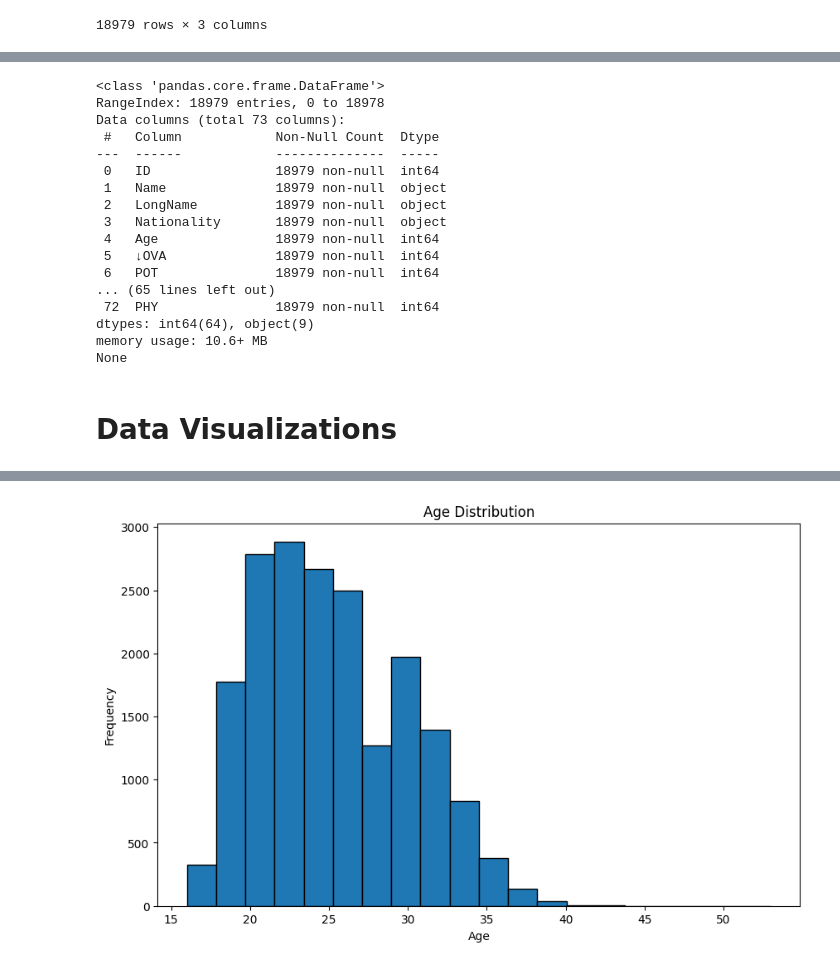
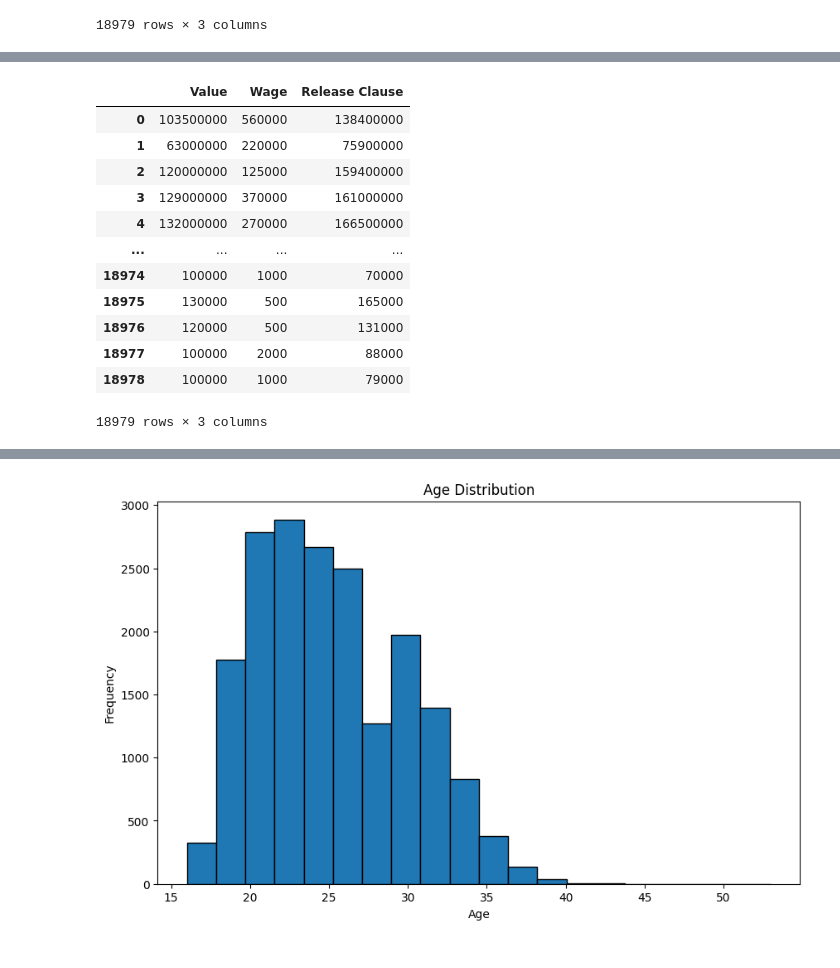
Before and after one commit to Faisal-Alotaibi/FIFA21-Dataset-Analysis, a Jupyter notebook: Project.ipynb, the cells around one changed output, grey strips where cells are left out. Saved outputs shown, nothing was run; the diff lists cells and outputs as text; code cells hidden in the pictures.

```diff
--- a/Project.ipynb
+++ b/Project.ipynb
@@ -97,4 +29,0 @@ print(df.isna())
-# %%
-#playerurl playerphoto bov hits
-df.drop(columns=['photoUrl','playerUrl','BOV','Hits'],axis=1,inplace=True)
-df.head()
@@ -384,23 +74,17 @@ df.describe()
-# %%
-print(df.info())
-# %% [output]
-<class 'pandas.core.frame.DataFrame'>
-RangeIndex: 18979 entries, 0 to 18978
-Data columns (total 73 columns):
- #   Column            Non-Null Count  Dtype
----  ------            --------------  -----
- 0   ID                18979 non-null  int64
- 1   Name              18979 non-null  object
- 2   LongName          18979 non-null  object
- 3   Nationality       18979 non-null  object
- 4   Age               18979 non-null  int64
- 5   ↓OVA              18979 non-null  int64
- 6   POT               18979 non-null  int64
-... (65 lines left out)
- 72  PHY               18979 non-null  int64
-dtypes: int64(64), object(9)
-memory usage: 10.6+ MB
-None
-# %% [markdown]
-# Data Visualizations
+# %%
+df[['Value','Wage','Release Clause']]
+# %% [output]
+|  | Value | Wage | Release Clause |
+| 0 | 103500000 | 560000 | 138400000 |
+| 1 | 63000000 | 220000 | 75900000 |
+| 2 | 120000000 | 125000 | 159400000 |
+| 3 | 129000000 | 370000 | 161000000 |
+| 4 | 132000000 | 270000 | 166500000 |
+| ... | ... | ... | ... |
+| 18974 | 100000 | 1000 | 70000 |
+| 18975 | 130000 | 500 | 165000 |
+| 18976 | 120000 | 500 | 131000 |
+| 18977 | 100000 | 2000 | 88000 |
+| 18978 | 100000 | 1000 | 79000 |
+18979 rows × 3 columns
 # %%
```
Also changed, not shown: parts of 39 cells of this notebook.
